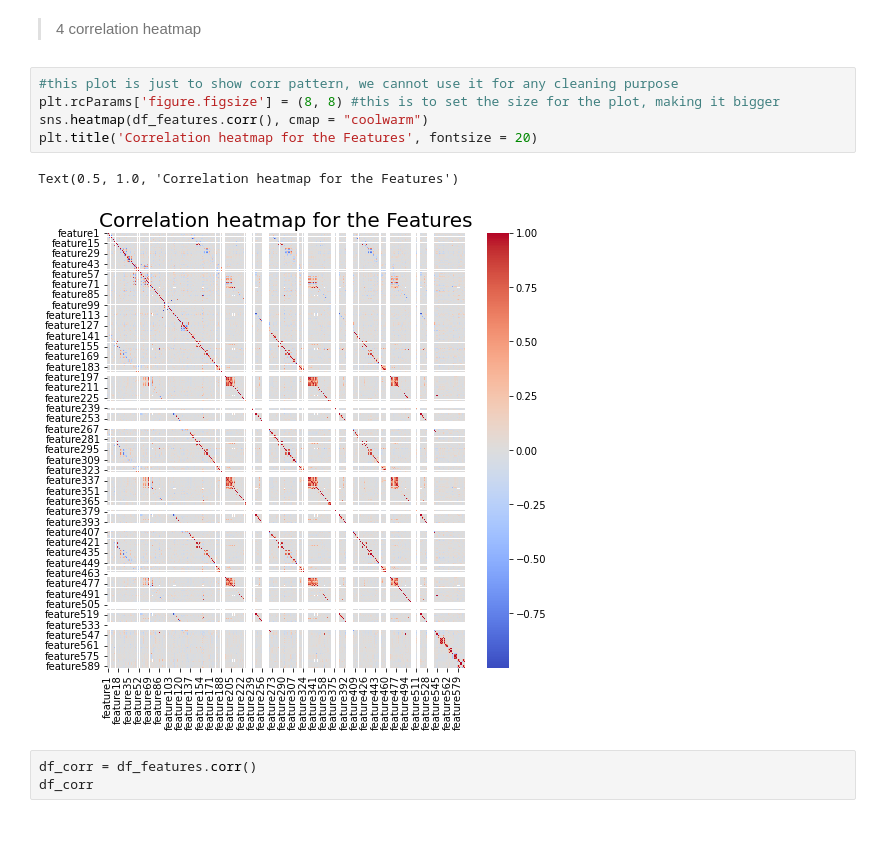
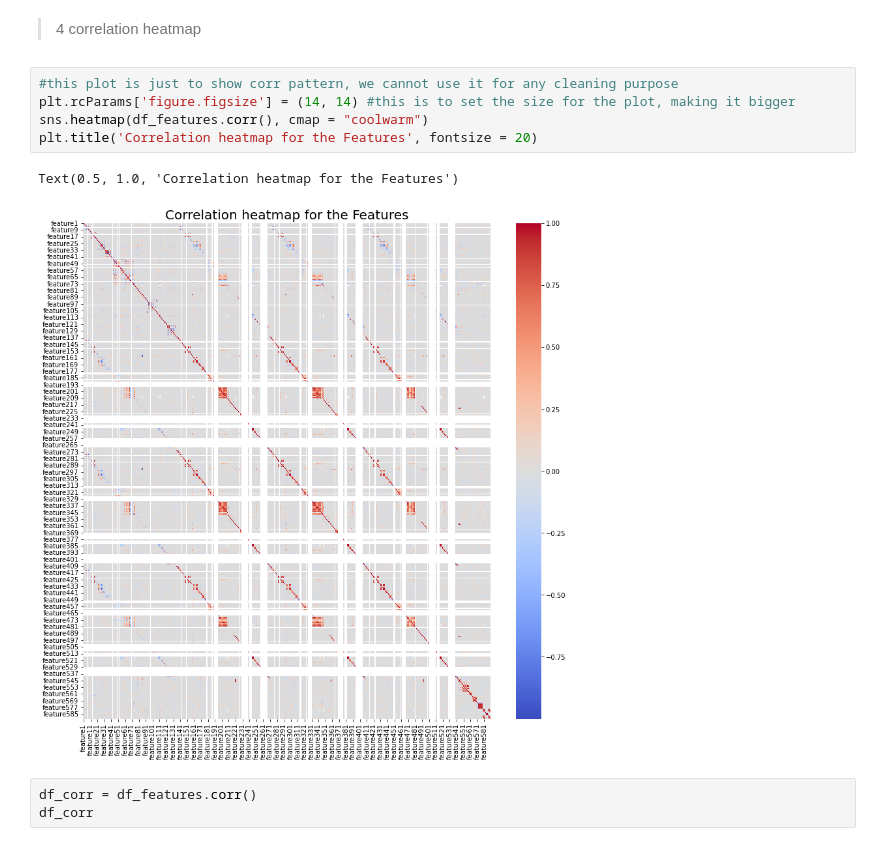
Before and after one commit to hinatanvir/Fault-Detection-SECOM, a Jupyter notebook: Presentation-1-EDA.ipynb, the cells around one changed output. Cells and saved outputs as stored; diff of their text form.

```diff
--- a/Presentation-1-EDA.ipynb
+++ b/Presentation-1-EDA.ipynb
@@ -128,12 +123,12 @@ dtype: int64
 >4 correlation heatmap
 # %%
 #this plot is just to show corr pattern, we cannot use it for any cleaning purpose
-plt.rcParams['figure.figsize'] = (8, 8) #this is to set the size for the plot, making it bigger
+plt.rcParams['figure.figsize'] = (14, 14) #this is to set the size for the plot, making it bigger
 sns.heatmap(df_features.corr(), cmap = "coolwarm")
 plt.title('Correlation heatmap for the Features', fontsize = 20)
 # %% [output]
 Text(0.5, 1.0, 'Correlation heatmap for the Features')
-[figure, old version]
+[figure, new version]
 # %%
 df_corr = df_features.corr()
 df_corr
```
Also changed, not shown: parts of 1 cell of this notebook.
